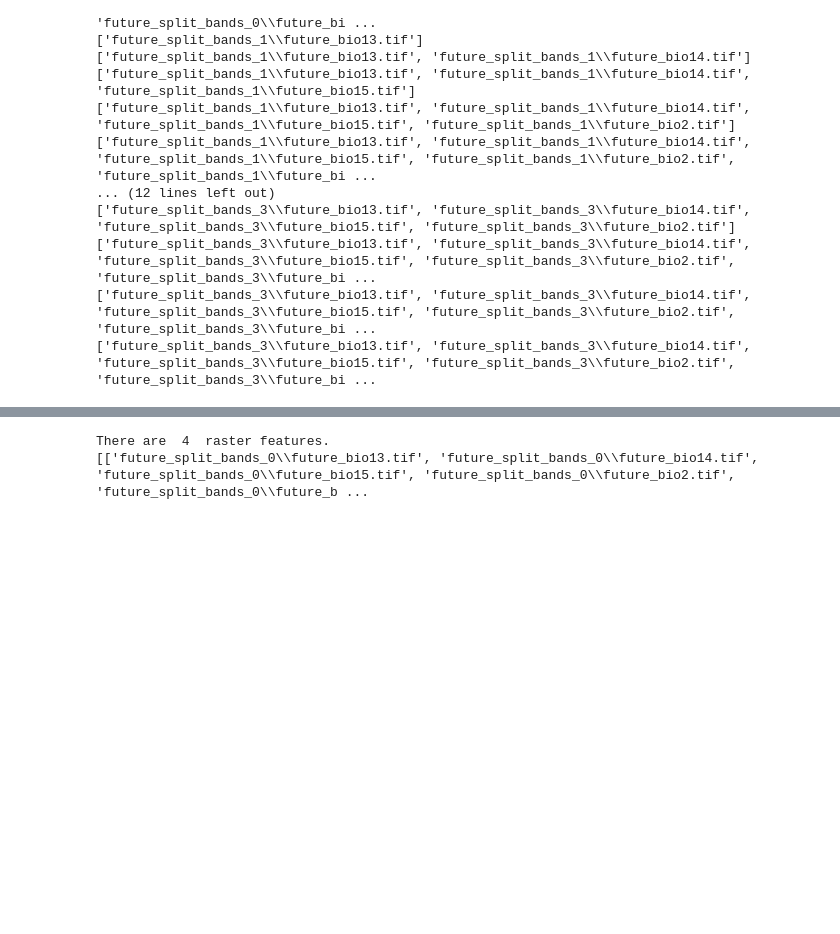
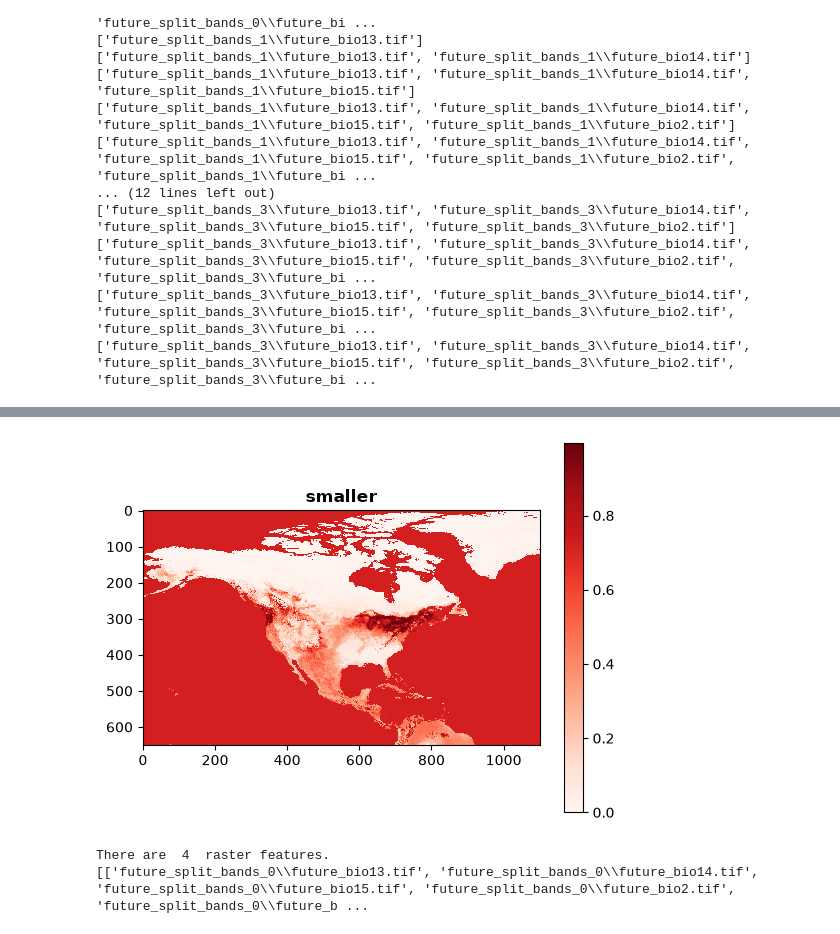
Before and after one commit to stacyc2449/wwf-sdm, a Jupyter notebook: sdm_notebook.ipynb, the cells around one changed output, grey strips where cells are left out. Cells and saved outputs as stored; diff of their text form; code cells hidden in the pictures; blank space fills up the shorter version.

```diff
--- a/sdm_notebook.ipynb
+++ b/sdm_notebook.ipynb
@@ -599,3 +598,7 @@ plotit(distr_rf_245[50:700, 100:1200], "smaller", cmap="Reds")
+# %%
+plotit(distr_rf_126[50:700, 100:1200], "smaller", cmap="Reds")
+# %% [output]
+[figure, added]
 # %%
 # THE ORDER IS SIGNIFICANT!!!!
 
```
Also changed, not shown: parts of 14 cells of this notebook, 8 other files.
